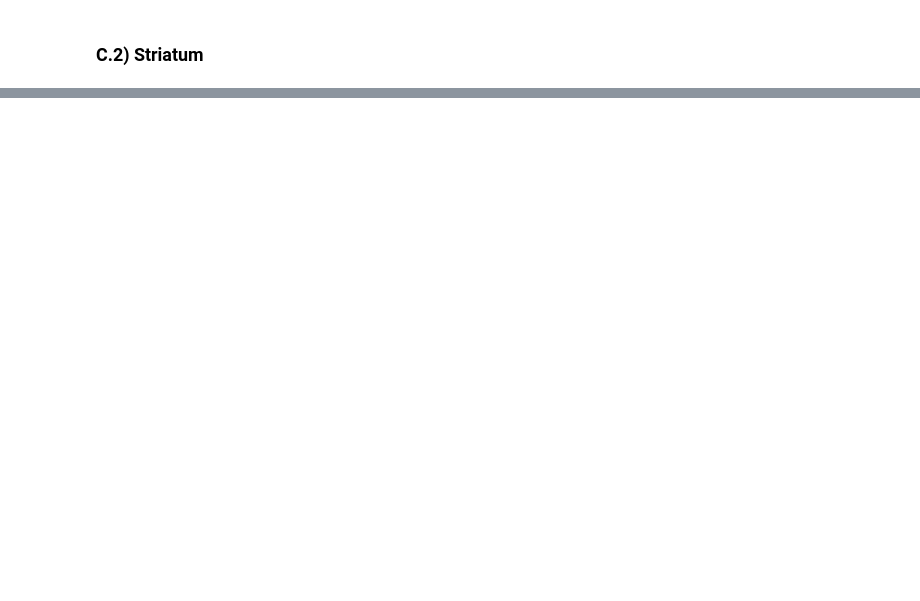
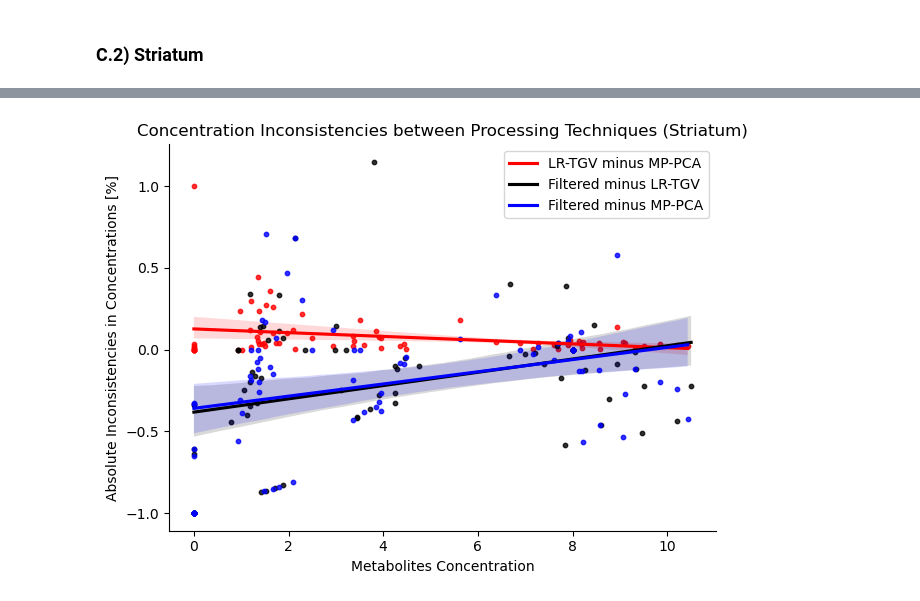
Before and after one commit to AlexisCogne/MRI_Practicals, a Jupyter notebook: Data_Analysis_Notebook.ipynb, the cells around one changed output, grey strips where cells are left out. Drawn from its saved outputs; the diff is of its cells as text; code cells hidden in the pictures; blank space fills up the shorter version.

```diff
--- a/Data_Analysis_Notebook.ipynb
+++ b/Data_Analysis_Notebook.ipynb
@@ -407,0 +448,42 @@ plt.tight_layout()
+# %%
+# Create the figure and axes
+fig, ax = plt.subplots()
+
+# Plot scatter and regression lines for each comparison
+sns.regplot(
+    x=MP_vs_LR_Stri_mean.mean_conc,
+    y=MP_vs_LR_Stri_mean.mean_diff_MP_vs_LR,
+    scatter_kws={'color': 'r', 's': 10},
+    line_kws={'label': 'LR-TGV minus MP-PCA', 'color': 'r'},
+    ci=95,  # Confidence interval
+    ax=ax,
+)
+
+sns.regplot(
+    x=Filtered_vs_LR_Stri_mean.mean_conc,
+    y=Filtered_vs_LR_Stri_mean.mean_diff_vs_filtered,
+    scatter_kws={'color': 'black', 's': 10},
+    line_kws={'label': 'Filtered minus LR-TGV', 'color': 'black'},
+    ci=95,
+    ax=ax,
+)
+
+sns.regplot(
+    x=Filtered_vs_MP_Stri_mean.mean_conc,
+    y=Filtered_vs_MP_Stri_mean.mean_diff_vs_filtered,
+    scatter_kws={'color': 'blue', 's': 10},
+    line_kws={'label': 'Filtered minus MP-PCA', 'color': 'blue'},
+    ci=95,
+    ax=ax,
+)
+
+# Add labels, title, and legend
+ax.set_ylabel("Absolute Inconsistencies in Concentrations [%]")
+ax.set_xlabel("Metabolites Concentration")
+ax.set_title("Concentration Inconsistencies between Processing Techniques (Striatum)")
+ax.legend()
+sns.despine()
+plt.tight_layout()
+plt.show()
+# %% [output]
+[figure, added]
```
Also changed, not shown: parts of 5 cells of this notebook.
